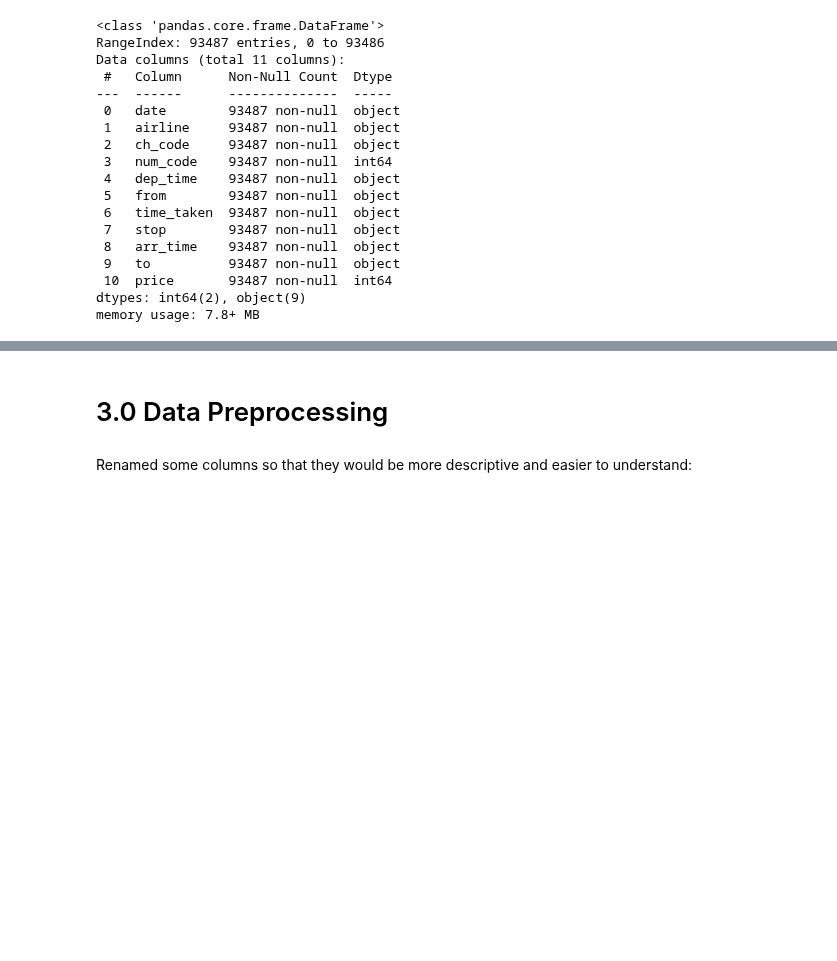
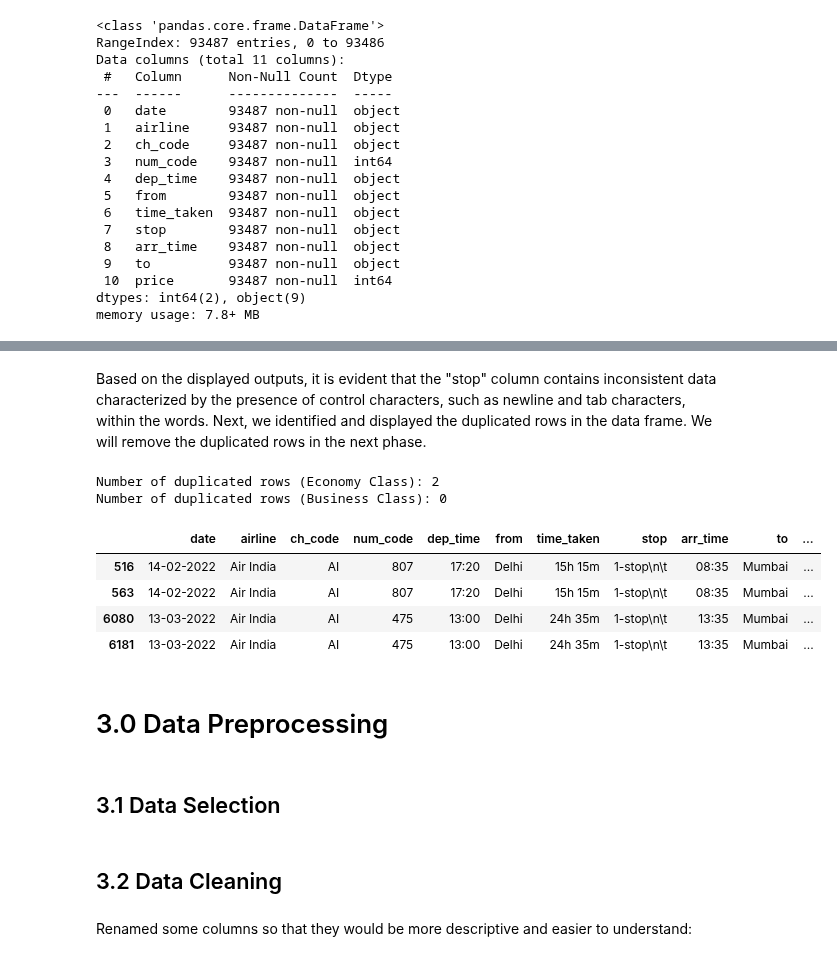
Before and after one commit to yjoer/flight-price-prediction, a Jupyter notebook: notebook.ipynb, the cells around one changed output, grey strips where cells are left out. Saved outputs shown, nothing was run; the diff lists cells and outputs as text; code cells hidden in the pictures; blank space fills up the shorter version.

```diff
--- a/notebook.ipynb
+++ b/notebook.ipynb
@@ -163,5 +238,27 @@ df_eco.head()
+# %% [markdown]
+Based on the displayed outputs, it is evident that the "stop" column contains inconsistent data characterized by the presence of control characters, such as newline and tab characters, within the words. Next, we identified and displayed the duplicated rows in the data frame. We will remove the duplicated rows in the next phase.
+# %%
+df_eco_duplicated = df_eco.duplicated(keep=False)
+df_biz_duplicated = df_biz.duplicated(keep=False)
+
+print(f"Number of duplicated rows (Economy Class): {np.sum(df_eco_duplicated) // 2}")
+print(f"Number of duplicated rows (Business Class): {np.sum(df_biz_duplicated) // 2}")
+
+df_eco_disp[df_eco_duplicated == True]
+# %% [output]
+Number of duplicated rows (Economy Class): 2
+Number of duplicated rows (Business Class): 0
+|  | date | airline | ch_code | num_code | dep_time | from | time_taken | stop | arr_time | to | ... |
+| 516 | 14-02-2022 | Air India | AI | 807 | 17:20 | Delhi | 15h 15m | 1-stop\n\t | 08:35 | Mumbai | ... |
+| 563 | 14-02-2022 | Air India | AI | 807 | 17:20 | Delhi | 15h 15m | 1-stop\n\t | 08:35 | Mumbai | ... |
+| 6080 | 13-03-2022 | Air India | AI | 475 | 13:00 | Delhi | 24h 35m | 1-stop\n\t | 13:35 | Mumbai | ... |
+| 6181 | 13-03-2022 | Air India | AI | 475 | 13:00 | Delhi | 24h 35m | 1-stop\n\t | 13:35 | Mumbai | ... |
 # %% [markdown]
 # 3.0 Data Preprocessing
+# %% [markdown]
+## 3.1 Data Selection
+# %% [markdown]
+## 3.2 Data Cleaning
 # %% [markdown]
 Renamed some columns so that they would be more descriptive and easier to understand:
 # %%
```
Also changed, not shown: parts of 18 cells of this notebook.
